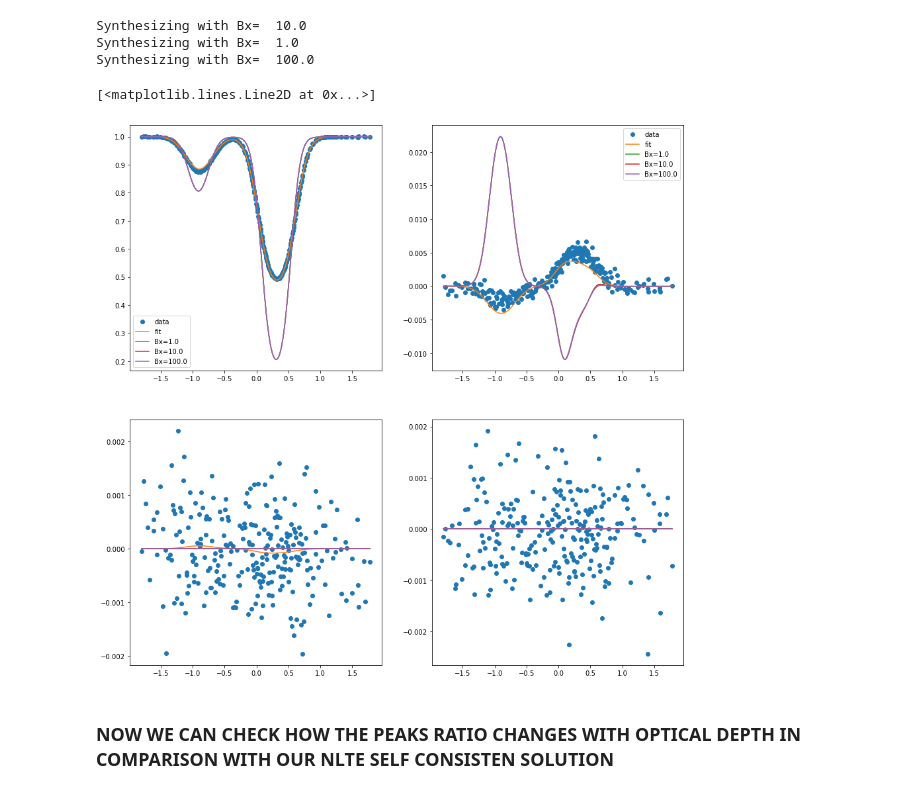
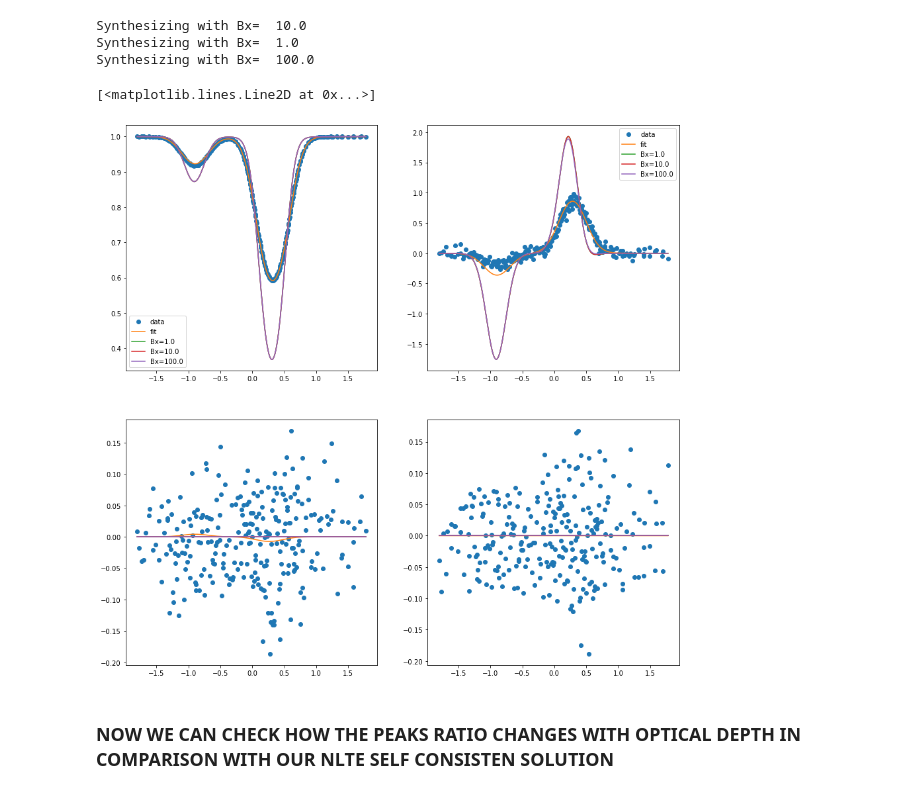
Before and after one commit to andreuva/flat_spectrum, a Jupyter notebook: hazel/test_inversion_nlte.ipynb, the cells around one changed output. Saved outputs shown, nothing was run; the diff lists cells and outputs as text; code cells hidden in the pictures.

Commit message:
changed plots

```diff
--- a/hazel/test_inversion_nlte.ipynb
+++ b/hazel/test_inversion_nlte.ipynb
@@ -11,10 +11,10 @@ import h5py
 # from astropy.io import fits
 # %%
 # Let's define the files and parameters of the run
-datadir = "/home/avicente/Documents/flat_spectrum/output_dz_190.0_B_10_sp_True_qd_32x8_20230323-153740/"
+datadir = "/home/avicente/Documents/flat_spectrum/output_dz_120.0_B_10_sp_True_qd_32x8_20230323-163909/"
 # datadir = "/home/avicente/Documents/flat_spectrum/output_dz_240.0_B_10_sp_True_qd_32x8_20230323-160559/"
 import parameters as pm
-std = 7e-4
+std = 5e-4
 basefile_inversion = "10830_nlte"
 
 # Then finally we can set up the parameters of the model. In order of appearence, these are:
@@ -36,7 +36,7 @@ phi = pm.ray_out[0][1]
 Bx = 10.0
 By = 0.0
 Bz = 0.0
-tau = 1.577983021492658     # 2.0
+tau = 1.0
 vlos = 0.0
 temp = 1.5e4 #8.665251563142749e3
 vth = 6 #np.sqrt(8.0*1.38065e-23*temp/(np.pi*4.0*1.66054e-27))/1.e3
@@ -244,7 +244,7 @@ mod = hazel.Model(working_mode='synthesis')
 
 # The model contains the information about the desired wavelength grid, the so called 'topology', line of sight, and the boundary condition:
 mod.add_spectral({'Name': 'spec1', 'Wavelength': [ll.min(), ll.max(), len(ll)], 'topology': 'ch1',
-    'LOS': [np.arccos(mu), phi, 90.0], 'Boundary condition': [1.0,0.0,0.0,0.0]})
+    'LOS': [np.arccos(mu), phi, 0.0], 'Boundary condition': [1.0,0.0,0.0,0.0]})
 
 # It also contains the general information about our "chromosphere"
 mod.add_chromosphere({'Name': 'ch1', 'Spectral region': 'spec1', 'Height': height, 'Line': '10830', 'Wavelength': [10826, 10833]})
@@ -277,38 +277,38 @@ Synthesizing with Bx=  100.0
 # %%
 plt.figure(figsize=[15,15])
 plt.subplot(221)
 plt.plot(ll-10830,stokes_to_fit[0,:],'o')
 plt.plot(ll-10830,fit[0,0,:])
 plt.plot(wave_1-10830,stokes_1[0,:])
 plt.plot(wave_real-10830,stokes_real[0,:])
 plt.plot(wave_100-10830,stokes_100[0,:])
 # plt.ylim([0.0, 1.05])
 plt.legend(['data','fit',f'Bx={Bx/10}',f'Bx={Bx}',f'Bx={Bx*10}'])
 plt.subplot(222)
 plt.plot(ll-10830,stokes_to_fit[1,:]/stokes_to_fit[0,:]*100,'o')
 plt.plot(ll-10830,fit[0,1,:]/fit[0,0,:]*100)
 plt.plot(wave_1-10830,stokes_1[1,:]/stokes_1[0,:]*100)
-plt.plot(wave_real-10830,stokes_real[1,:])
-plt.plot(wave_100-10830,stokes_100[1,:])
+plt.plot(wave_real-10830,stokes_real[1,:]/stokes_real[0,:]*100)
+plt.plot(wave_100-10830,stokes_100[1,:]/stokes_100[0,:]*100)
 # plt.ylim([-0.012, 0.012])
 plt.legend(['data','fit',f'Bx={Bx/10}',f'Bx={Bx}',f'Bx={Bx*10}'])
 plt.subplot(223)
 plt.plot(ll-10830,stokes_to_fit[2,:]/stokes_to_fit[0,:]*100,'o')
 plt.plot(ll-10830,fit[0,2,:]/fit[0,0,:]*100)
 plt.plot(wave_1-10830,stokes_1[2,:]/stokes_1[0,:]*100)
-plt.plot(wave_real-10830,stokes_real[2,:])
-plt.plot(wave_100-10830,stokes_100[2,:])
+plt.plot(wave_real-10830,stokes_real[2,:]/stokes_real[0,:]*100)
+plt.plot(wave_100-10830,stokes_100[2,:]/stokes_100[0,:]*100)
 # plt.ylim([-0.012, 0.012])
 plt.subplot(224)
 plt.plot(ll-10830,stokes_to_fit[3,:]/stokes_to_fit[0,:]*100,'o')
 plt.plot(ll-10830,fit[0,3,:]/fit[0,0,:]*100)
 plt.plot(wave_1-10830,stokes_1[3,:]/stokes_1[0,:]*100)
-plt.plot(wave_real-10830,stokes_real[3,:])
-plt.plot(wave_100-10830,stokes_100[3,:])
+plt.plot(wave_real-10830,stokes_real[3,:]/stokes_real[0,:]*100)
+plt.plot(wave_100-10830,stokes_100[3,:]/stokes_100[0,:]*100)
 # plt.ylim([-0.012, 0.012])
 # %% [output]
 [<matplotlib.lines.Line2D at 0x...>]
-[figure, old version]
+[figure, new version]
 # %% [markdown]
 ### NOW WE CAN CHECK HOW THE PEAKS RATIO CHANGES WITH OPTICAL DEPTH IN COMPARISON WITH OUR NLTE SELF CONSISTEN SOLUTION
 # %%
```
Also changed, not shown: parts of 5 cells of this notebook, 1 other file.
